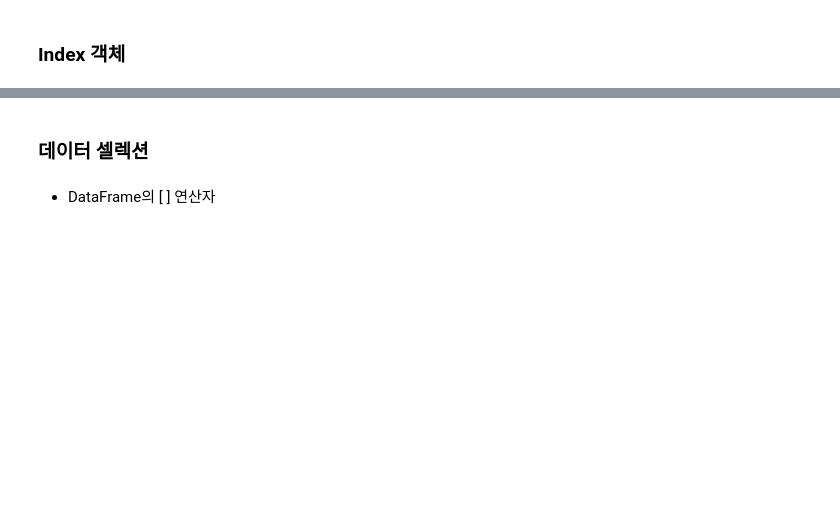
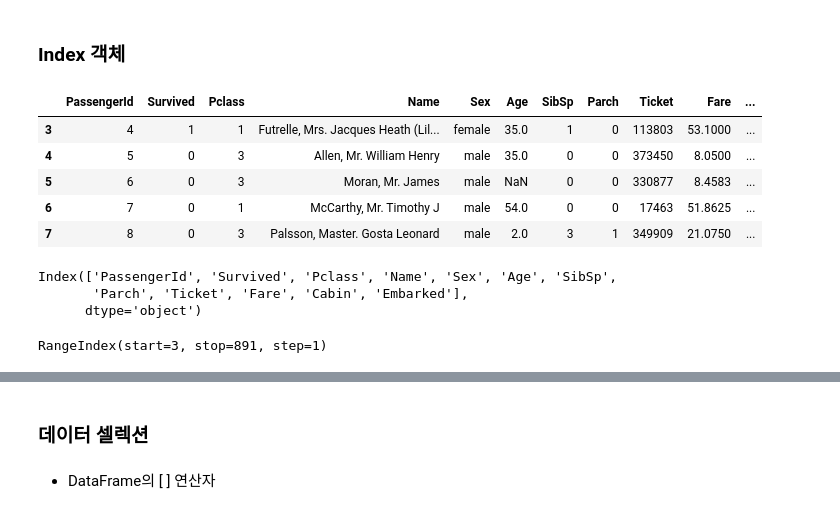
Before and after one commit to Lily-Jeong/Py_DevWork, a Jupyter notebook: DS/1-1.판다스 기초_배포용.ipynb, the cells around one changed output, grey strips where cells are left out. Saved outputs shown, nothing was run; the diff lists cells and outputs as text; code cells hidden in the pictures; blank space fills up the shorter version.

```diff
--- a/DS/1-1.판다스 기초_배포용.ipynb
+++ b/DS/1-1.판다스 기초_배포용.ipynb
@@ -377,0 +414,2 @@ titanic.head()
+# %%
+titanic.drop('Age_0', axis=1, inplace=True) #inplace=True : 삭제를 원본에도 적용하도록 허용
@@ -378,2 +425,26 @@ titanic.head()
+# %%
+#행 삭제
+#axis = 0 : 행으로 삭제되도록 지정
+
+titanic.drop([0,1,2], axis=0, inplace=True)
 # %% [markdown]
 ### Index 객체
+# %%
+titanic.head()
+# %% [output]
+|  | PassengerId | Survived | Pclass | Name | Sex | Age | SibSp | Parch | Ticket | Fare | ... |
+| 3 | 4 | 1 | 1 | Futrelle, Mrs. Jacques Heath (Lil... | female | 35.0 | 1 | 0 | 113803 | 53.1000 | ... |
+| 4 | 5 | 0 | 3 | Allen, Mr. William Henry | male | 35.0 | 0 | 0 | 373450 | 8.0500 | ... |
+| 5 | 6 | 0 | 3 | Moran, Mr. James | male | NaN | 0 | 0 | 330877 | 8.4583 | ... |
+| 6 | 7 | 0 | 1 | McCarthy, Mr. Timothy J | male | 54.0 | 0 | 0 | 17463 | 51.8625 | ... |
+| 7 | 8 | 0 | 3 | Palsson, Master. Gosta Leonard | male | 2.0 | 3 | 1 | 349909 | 21.0750 | ... |
+# %%
+titanic.columns
+# %% [output]
+Index(['PassengerId', 'Survived', 'Pclass', 'Name', 'Sex', 'Age', 'SibSp',
+       'Parch', 'Ticket', 'Fare', 'Cabin', 'Embarked'],
+      dtype='object')
+# %%
+titanic.index
+# %% [output]
+RangeIndex(start=3, stop=891, step=1)
```
Also changed, not shown: parts of 70 cells of this notebook, 53 other files.
